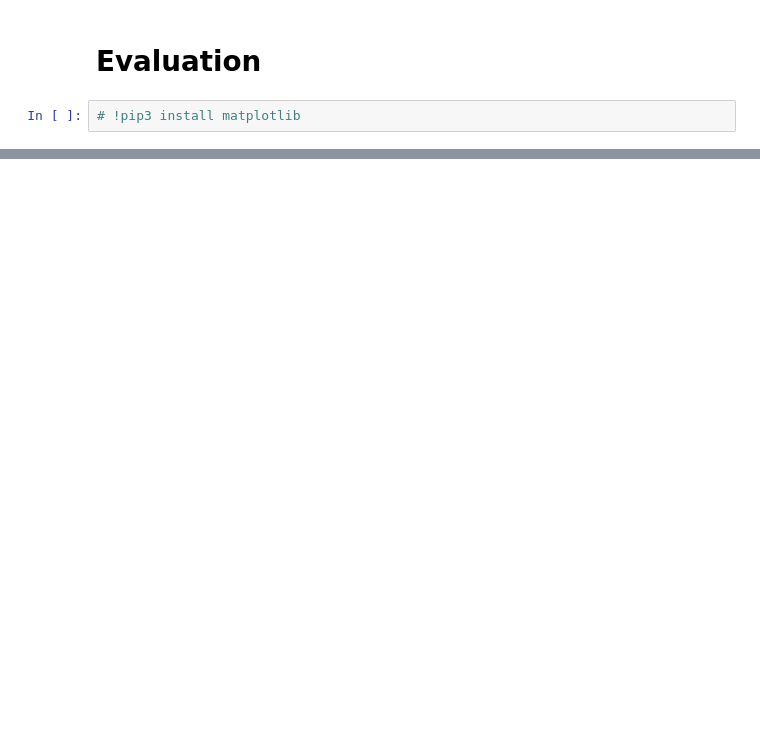
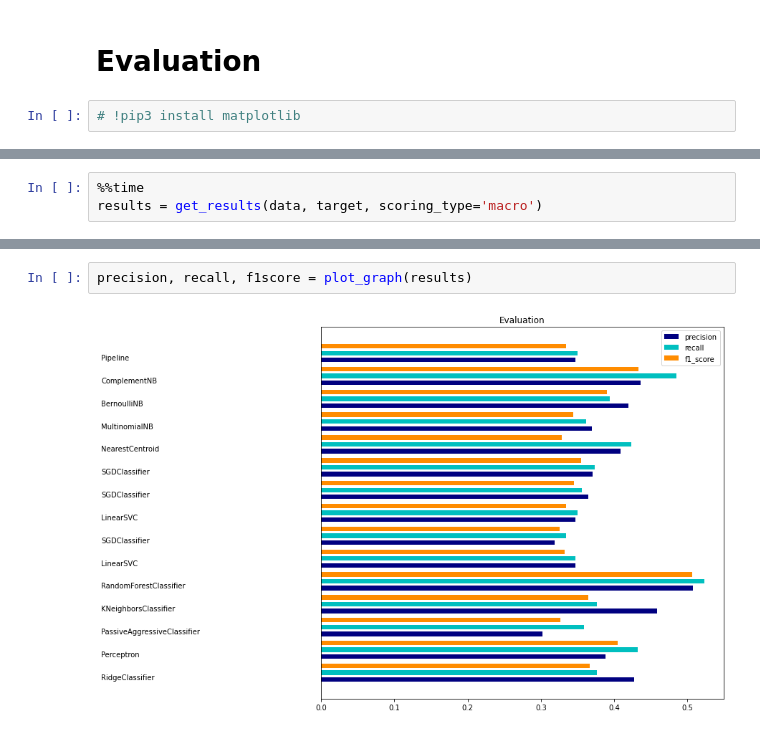
Before and after one commit to lauberto/MA-thesis, a Jupyter notebook: scripts/prodrop.ipynb, the cells around one changed output, grey strips where cells are left out. Saved outputs shown, nothing was run; the diff lists cells and outputs as text; blank space fills up the shorter version.

```diff
--- a/scripts/prodrop.ipynb
+++ b/scripts/prodrop.ipynb
@@ -472,0 +659,3 @@ plt.show()
+# %%
+%%time
+results = get_results(data, target, scoring_type='macro')
@@ -472,0 +730,4 @@ plt.show()
+# %%
+precision, recall, f1score = plot_graph(results)
+# %% [output]
+[figure, added]
```
Also changed, not shown: parts of 112 cells of this notebook, 3 other files.
